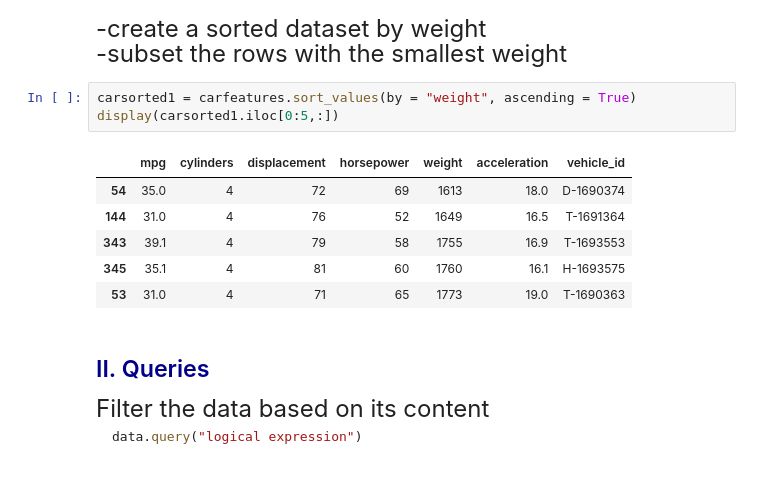
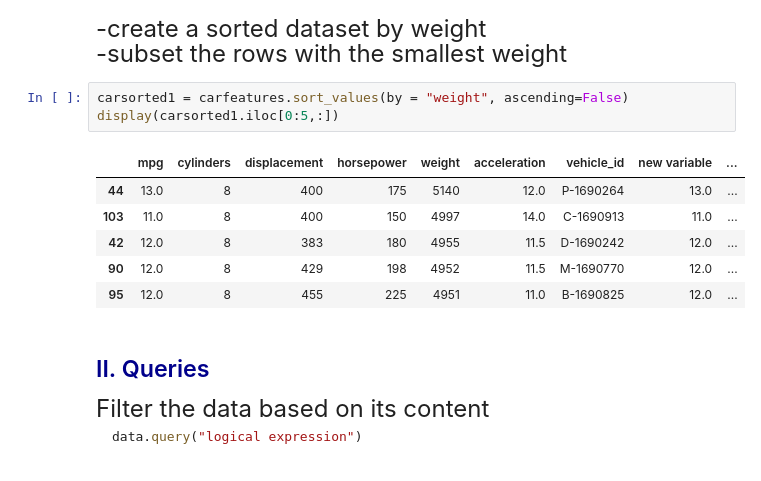
Before and after one commit to 2zOu2/qtm151spring2023, a Jupyter notebook: Lecture 10/Lecture 10.ipynb, the cells around one changed output. Saved outputs shown, nothing was run; the diff lists cells and outputs as text.

```diff
--- a/Lecture 10/Lecture 10.ipynb
+++ b/Lecture 10/Lecture 10.ipynb
@@ -248,15 +248,15 @@ display(car_ascendingmpg.iloc[0:5,:])
 -create a sorted dataset by weight <br>
 -subset the rows with the smallest weight
 # %%
-carsorted1 = carfeatures.sort_values(by = "weight", ascending = True)
+carsorted1 = carfeatures.sort_values(by = "weight", ascending=False)
 display(carsorted1.iloc[0:5,:])
 # %% [output]
-|  | mpg | cylinders | displacement | horsepower | weight | acceleration | vehicle_id |
-| 54 | 35.0 | 4 | 72 | 69 | 1613 | 18.0 | D-1690374 |
-| 144 | 31.0 | 4 | 76 | 52 | 1649 | 16.5 | T-1691364 |
-| 343 | 39.1 | 4 | 79 | 58 | 1755 | 16.9 | T-1693553 |
-| 345 | 35.1 | 4 | 81 | 60 | 1760 | 16.1 | H-1693575 |
-| 53 | 31.0 | 4 | 71 | 65 | 1773 | 19.0 | T-1690363 |
+|  | mpg | cylinders | displacement | horsepower | weight | acceleration | vehicle_id | new variable | ... |
+| 44 | 13.0 | 8 | 400 | 175 | 5140 | 12.0 | P-1690264 | 13.0 | ... |
+| 103 | 11.0 | 8 | 400 | 150 | 4997 | 14.0 | C-1690913 | 11.0 | ... |
+| 42 | 12.0 | 8 | 383 | 180 | 4955 | 11.5 | D-1690242 | 12.0 | ... |
+| 90 | 12.0 | 8 | 429 | 198 | 4952 | 11.5 | M-1690770 | 12.0 | ... |
+| 95 | 12.0 | 8 | 455 | 225 | 4951 | 11.0 | B-1690825 | 12.0 | ... |
 # %% [markdown]
 ## <span style="color:darkblue"> II. Queries </span>
 
```
Also changed, not shown: parts of 3 cells of this notebook, 1 other file.
